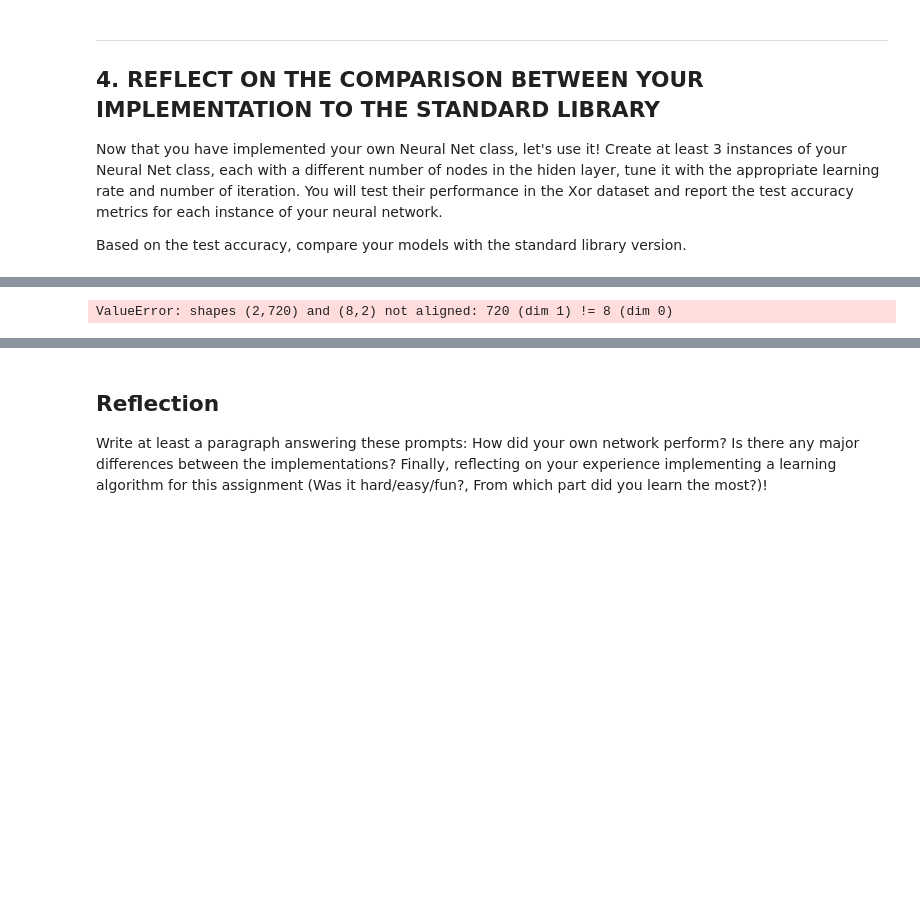
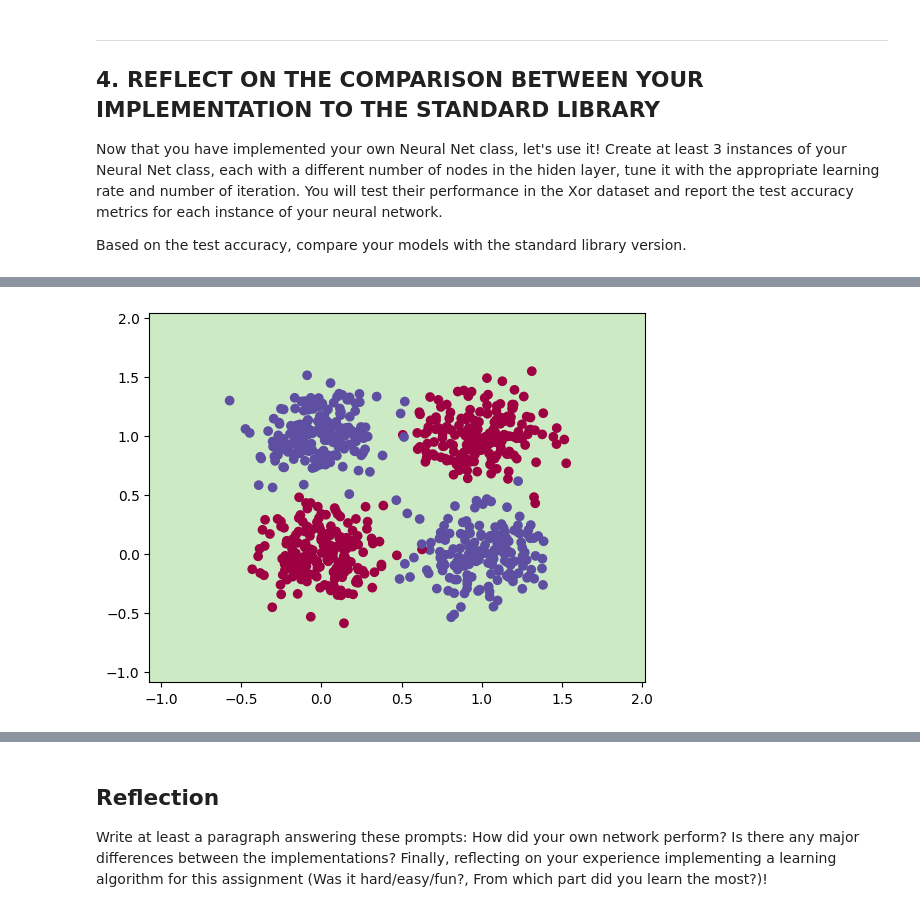
Before and after one commit to shroffr01/UVACODE, a Jupyter notebook: Deep_learning/rs7aq_assignment_1_ann.ipynb, the cells around one changed output, grey strips where cells are left out. Saved outputs shown, nothing was run; the diff lists cells and outputs as text; code cells hidden in the pictures; blank space fills up the shorter version.

```diff
--- a/Deep_learning/rs7aq_assignment_1_ann.ipynb
+++ b/Deep_learning/rs7aq_assignment_1_ann.ipynb
@@ -210,11 +210,6 @@ class MyNeuralNet(BaseEstimator):
         self.W2 = np.random.randn(n2, n1) * 0.01
         self.b2 = np.zeros((n2, 1))
 
-        print("Weights for layer 1 shape:", self.W1.shape)
-        print("Weights for layer 2 shape:", self.W2.shape)
-        print("bias for layer 1 shape:", self.b1.shape)
-        print("bias for layer 2 shape:", self.b2.shape)
-
         # Configure the learning rate
         self.alpha = alpha
         # One-hot encoder for labels
@@ -231,10 +226,11 @@ class MyNeuralNet(BaseEstimator):
         # Note: that you must implement tanh activation for the hiden layer
         # and softmax for the output layer
 
-        Z1 = np.dot(X, self.W1) + self.b1
+        Z1 = np.dot(self.W1, X) + self.b1
         A1 = np.tanh(Z1)
 
-        Z2 = np.dot(A1, self.W2) + self.b2
+        Z2 = np.dot(self.W2, A1) + self.b2
+
         A2 = np.exp(Z2)/np.sum(np.exp(Z2), axis=0, keepdims = True)
 
         return A1, A2
@@ -255,7 +251,7 @@ class MyNeuralNet(BaseEstimator):
         # Another Hint: First, you may want to convert the lable y into a one-hot vector
         Y = self.one_hot(y)
 
-        L = -(1/len(Y.T))*np.sum(Y.T*np.log(A2) + (1-Y.T)*np.log(1-A2))
+        L = -np.sum(Y*np.log2(A2))
 
         return L
 
@@ -272,24 +268,24 @@ class MyNeuralNet(BaseEstimator):
         @return: db2: the loss gradient of b2
         """
 
-        # You DO NOT CHANGE this function, ...
+        # You DO NOT CHANGE this function, ... NOT TRUE!!!!!!!!!!!!
         # unless you are advanced and want to use different activation function for your forward pass
         # This is an elegant partial derivative of cross entropy with softmax
         # Ref document: https://deepnotes.io/softmax-crossentropy
         # feel free to cross check the calculated gradients with autograd from Pytorch
         # Ref document: https://pytorch.org/tutorials/beginner/blitz/autograd_tutorial.html
-        m   = y.shape[0]
-        dZ2 = A2 - self.one_hot(y).T
-        dW2 = np.dot(A1.T, dZ2)/m
-        db2 = np.sum(dZ2, axis=0, keepdims=True)/m
-        dZ1 = np.multiply( np.dot(dZ2, self.W2.T), 1-np.power( A1, 2))
-        dW1 = np.dot(X, dZ1)/m
-        db1 = (np.sum(dZ1, axis=0, keepdims=True)/m)
+        m = y.shape[0]
+        dZ2 = A2 - self.one_hot(y) # removed transpose !!!!!!
+        dW2 = np.dot(dZ2, A1.T)/m
+        db2 = np.sum(dZ2, axis=1, keepdims=True)/m
+        dZ1 = np.multiply(np.dot(self.W2.T, dZ2), 1-np.power(A1, 2))
+        dW1 = np.dot(dZ1, X.T)/m
+        db1 = (np.sum(dZ1, axis=1, keepdims=True)/m)
 
         return dW1, db1, dW2, db2
 
 
-    def fit(self, X, y , epochs, X_val, Y_val):
+    def fit(self, X, y , epochs, X_val, y_val):
         """
         Learns parameters for the neural network and returns the model.
 
@@ -315,7 +311,7 @@ class MyNeuralNet(BaseEstimator):
             dW1, db1, dW2, db2 = self.backward_pass(A1, A2, X, y)
 
             # Step 3: Gradient Descent
-            self.W1 = self.W1 - (dW1 *self.alpha)
+            self.W1 = self.W1 - (dW1*self.alpha)
             self.b1 = self.b1 - (db1*self.alpha)
             self.W2 = self.W2 - (dW2*self.alpha)
             self.b2 = self.b2 - (db2*self.alpha)
@@ -350,9 +346,9 @@ class MyNeuralNet(BaseEstimator):
         m = y.shape[0]
         y_hat = self.predict(X)
 
+        y = np.array(y)
+        correct_y = (y_hat == y).astype(int)
 
-        correct_y = (y_hat == np.argmax(y, axis=0).cpu().numpy()).astype(int)
-        #correct_y = (y_hat == np.argmax(y, axis=1)).astype(int)
         return sum(correct_y)/m
 
 
@@ -401,10 +397,10 @@ epochs = 10
 
 myModel1 = MyNeuralNet(n0, n1, n2, alpha)
 
-# for i in range(epochs):
-#     myModel1.fit(X_train, y_train, epochs, X_val, y_val)
-#     print("Accuracy on the test set is ", myModel1.evaluate(X_test, y_test))
+for i in range(epochs):
+    myModel1.fit(X_train, y_train, epochs, X_val, y_val)
+    print("Accuracy on the test set is ", myModel1.evaluate(X_test, y_test))
 
 #Plot the decision boundary
-#myModel1.plot_decision_boundary(X_train, y_train)
+myModel1.plot_decision_boundary(X_train, y_train)
 # %% [output]
@@ -415 +427 @@ bias for layer 2 shape: (2, 1)
-ValueError: shapes (2,720) and (8,2) not aligned: 720 (dim 1) != 8 (dim 0)
+[figure, added]
```
Also changed, not shown: parts of 13 cells of this notebook, 6 other files.
